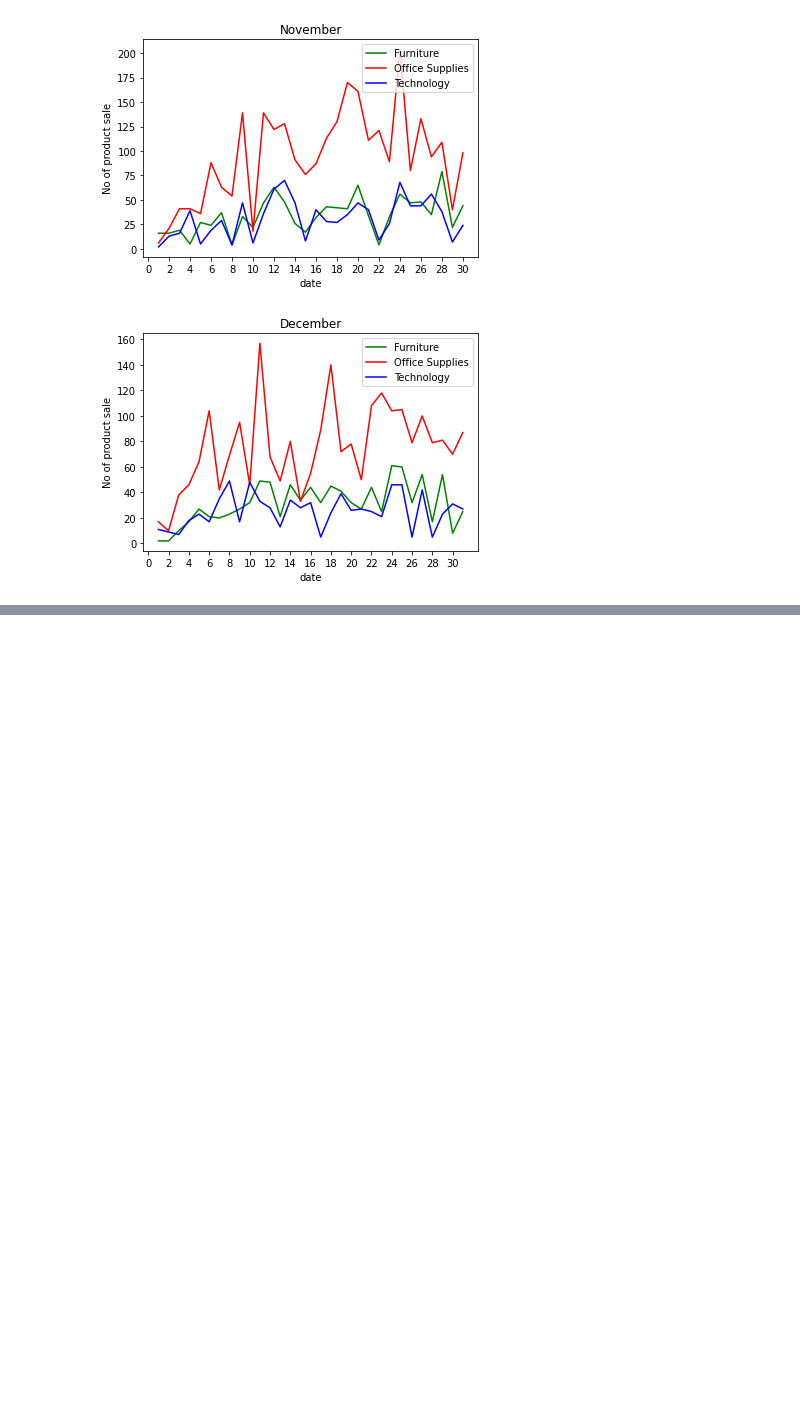
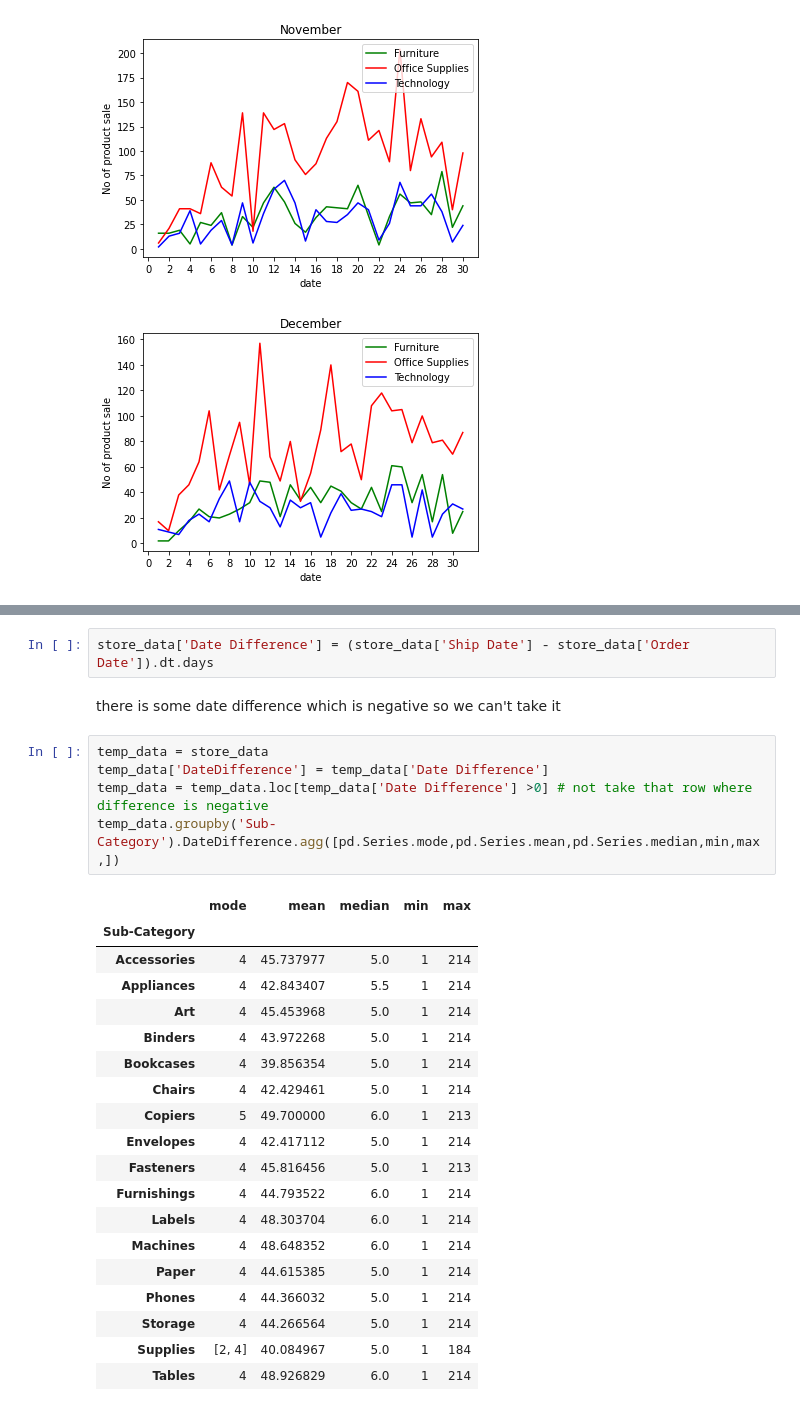
Before and after one commit to Moizcode/Hello-world, a Jupyter notebook: store-dataanalysis.ipynb, the cells around one changed output, grey strips where cells are left out. Cells and saved outputs as stored; diff of their text form; blank space fills up the shorter version.

```diff
--- a/store-dataanalysis.ipynb
+++ b/store-dataanalysis.ipynb
@@ -152,0 +182,29 @@ for y in range(1,13):
+# %%
+store_data['Date Difference'] = (store_data['Ship Date'] - store_data['Order Date']).dt.days
+# %% [markdown]
+there is some date difference which is negative so we can't take it
+# %%
+temp_data = store_data
+temp_data['DateDifference'] = temp_data['Date Difference']
+temp_data = temp_data.loc[temp_data['Date Difference'] >0] # not take that row where difference is negative
+temp_data.groupby('Sub-Category').DateDifference.agg([pd.Series.mode,pd.Series.mean,pd.Series.median,min,max,])
+# %% [output]
+|  | mode | mean | median | min | max |
+| Sub-Category |  |  |  |  |  |
+| Accessories | 4 | 45.737977 | 5.0 | 1 | 214 |
+| Appliances | 4 | 42.843407 | 5.5 | 1 | 214 |
+| Art | 4 | 45.453968 | 5.0 | 1 | 214 |
+| Binders | 4 | 43.972268 | 5.0 | 1 | 214 |
+| Bookcases | 4 | 39.856354 | 5.0 | 1 | 214 |
+| Chairs | 4 | 42.429461 | 5.0 | 1 | 214 |
+| Copiers | 5 | 49.700000 | 6.0 | 1 | 213 |
+| Envelopes | 4 | 42.417112 | 5.0 | 1 | 214 |
+| Fasteners | 4 | 45.816456 | 5.0 | 1 | 213 |
+| Furnishings | 4 | 44.793522 | 6.0 | 1 | 214 |
+| Labels | 4 | 48.303704 | 6.0 | 1 | 214 |
+| Machines | 4 | 48.648352 | 6.0 | 1 | 214 |
+| Paper | 4 | 44.615385 | 5.0 | 1 | 214 |
+| Phones | 4 | 44.366032 | 5.0 | 1 | 214 |
+| Storage | 4 | 44.266564 | 5.0 | 1 | 214 |
+| Supplies | [2, 4] | 40.084967 | 5.0 | 1 | 184 |
+| Tables | 4 | 48.926829 | 6.0 | 1 | 214 |
```
Also changed, not shown: parts of 4 cells of this notebook.
